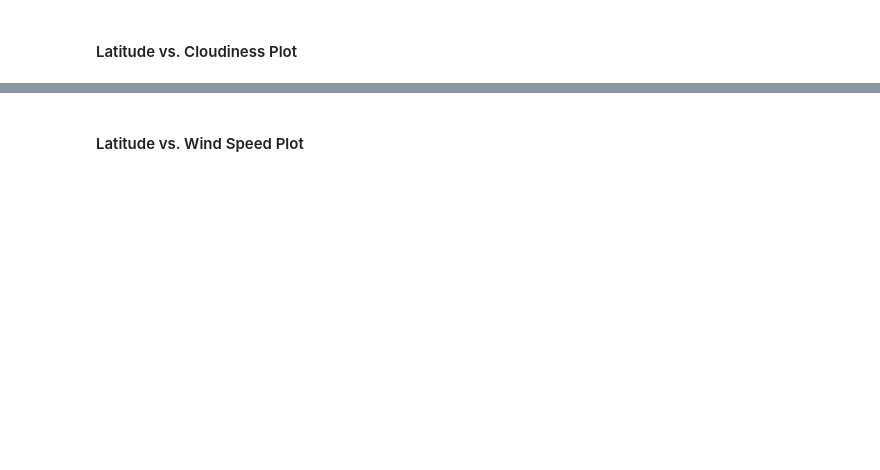
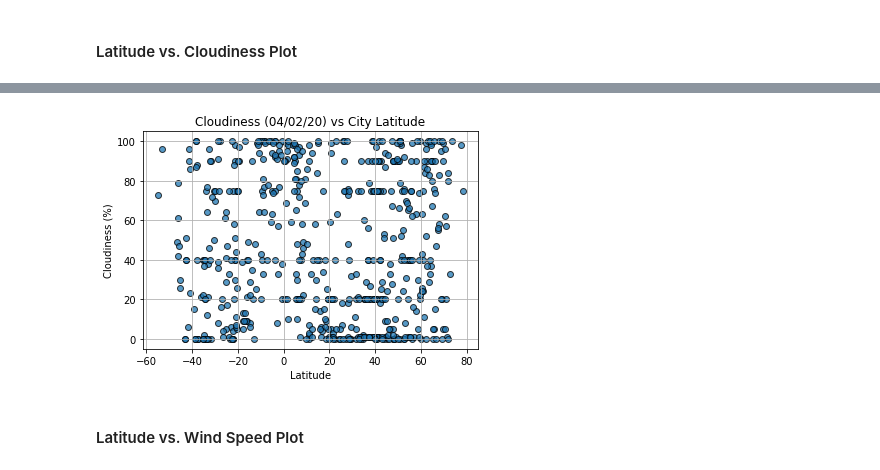
Before and after one commit to jakehollander97/python-api-challenge, a Jupyter notebook: WeatherPy.ipynb, the cells around one changed output, grey strips where cells are left out. Saved outputs shown, nothing was run; the diff lists cells and outputs as text; code cells hidden in the pictures; blank space fills up the shorter version.

```diff
--- a/WeatherPy.ipynb
+++ b/WeatherPy.ipynb
@@ -191,2 +209,17 @@ dtype: int64
+# %%
+plt.scatter(lats, cloudiness, edgecolor='black',
+            linewidths=1, marker='o', alpha = 0.75,
+            label='Cities')
+
+plt.title('Cloudiness (%s) vs City Latitude' % time.strftime('%x'))
+plt.ylabel('Cloudiness (%)')
+plt.xlabel('Latitude')
+plt.grid(True)
+
+plt.savefig('output_data/CloudinessVsLat.png')
+
+plt.show()
+# %% [output]
+[figure, added]
 # %% [markdown]
 #### Latitude vs. Wind Speed Plot
```
Also changed, not shown: parts of 33 cells of this notebook, 4 other files.
